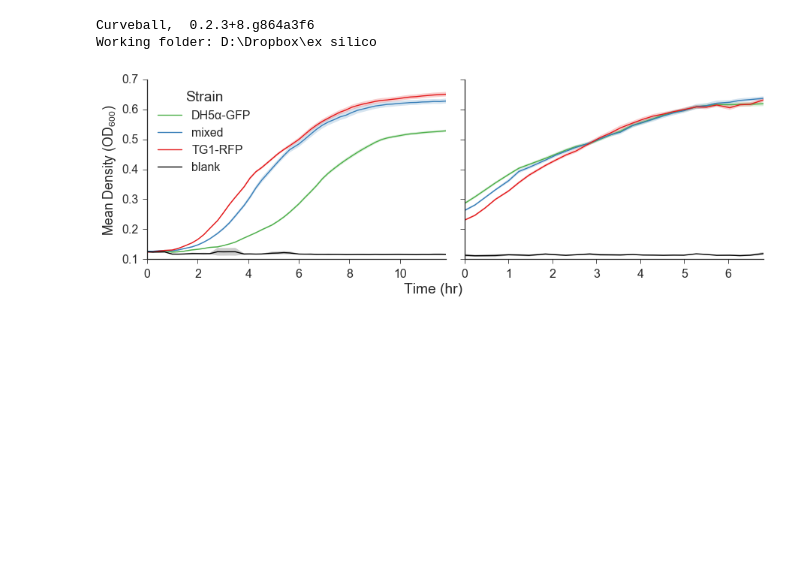
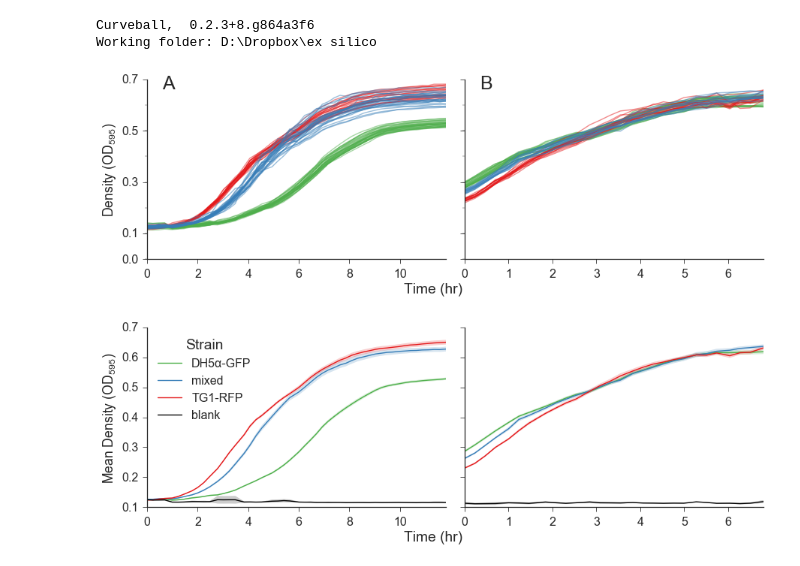
Before and after one commit to yoavram/curveball_ms, a Jupyter notebook: supp.ipynb, the cells around one changed output. Cells and saved outputs as stored; diff of their text form; code cells hidden in the pictures; blank space fills up the shorter version.

```diff
--- a/supp.ipynb
+++ b/supp.ipynb
@@ -94,6 +97,37 @@ for ds in datasets.values():
     ds['RG_time'] = ds['dfRG'].Time.unique()
     ds['RG_mean'] = ds['dfRG'].groupby(by='Time').OD.mean()
     ds['RG_std'] = ds['dfRG'].groupby(by='Time').OD.std(ddof=1)
+# %%
+cols = len(datasets)
+fig, ax = plt.subplots(1, cols, sharex=False, sharey=True, figsize=(width * cols, height))
+for i,(name, ds) in enumerate(datasets.items()):
+    for well in ds['dfG'].Well.unique():
+        ds['dfG'][ds['dfG'].Well==well].plot(x='Time', y='OD', color=green, alpha=0.5, ax=ax[i])
+    for well in ds['dfR'].Well.unique():
+        ds['dfR'][ds['dfR'].Well==well].plot(x='Time', y='OD', color=red, alpha=0.5, ax=ax[i])
+    for well in ds['dfRG'].Well.unique():
+        ds['dfRG'][ds['dfRG'].Well==well].plot(x='Time', y='OD', color=blue, alpha=0.5, ax=ax[i])
+    ax[i].set(title='', xlabel='')
+    if i == 0:
+        ax[i].set(
+            ylabel=r'Density ($OD_{595}$)',
+            yticks=[0,0.1,0.3,0.5,0.7],
+            ylim=(0, 0.7)
+        )
+    else:
+        ax[i].set(ylabel='')
+    ax[i].legend().set_visible(False)
+
+fig_xlabel(fig, 'Time (hr)')
+for i,axes in enumerate(ax.flatten()):
+    axes.annotate('ABCD'[i], (0.05, 0.95), xycoords='axes fraction', fontsize=panel_label_size)
+
+fig.tight_layout()
+sns.despine()
+fig.savefig('Fig-wells.png')
+fig.savefig('Fig-wells.pdf', dpi=300)
+# %% [output]
+[figure, added]
 # %%
 cols = len(datasets)
 fig, ax = plt.subplots(1, cols, sharex=False, sharey=True, figsize=(width * cols, height))
```
Also changed, not shown: parts of 7 cells of this notebook, 1 other file.
